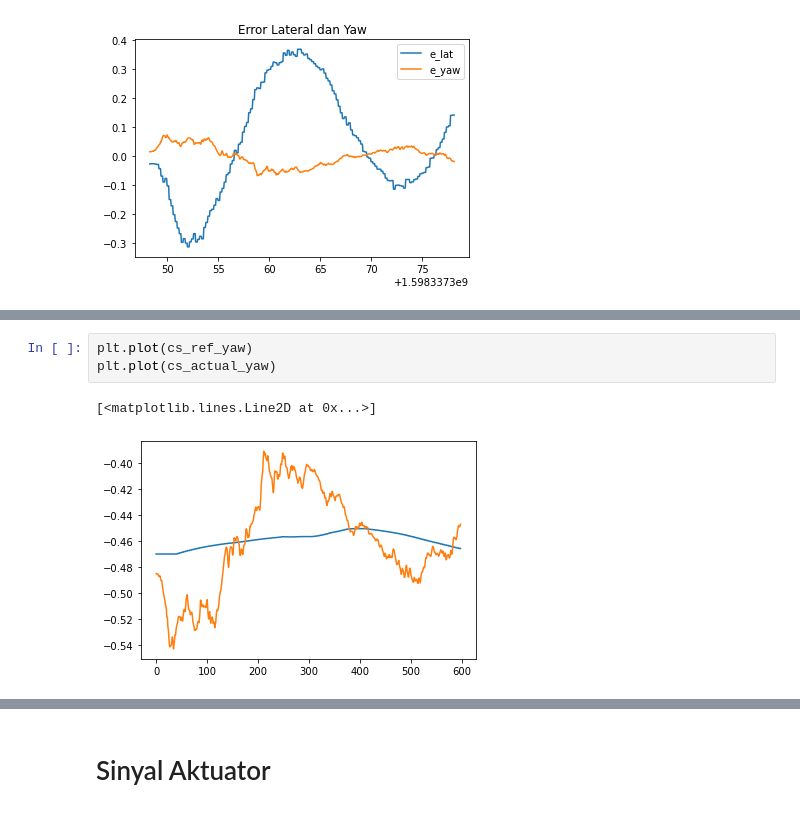
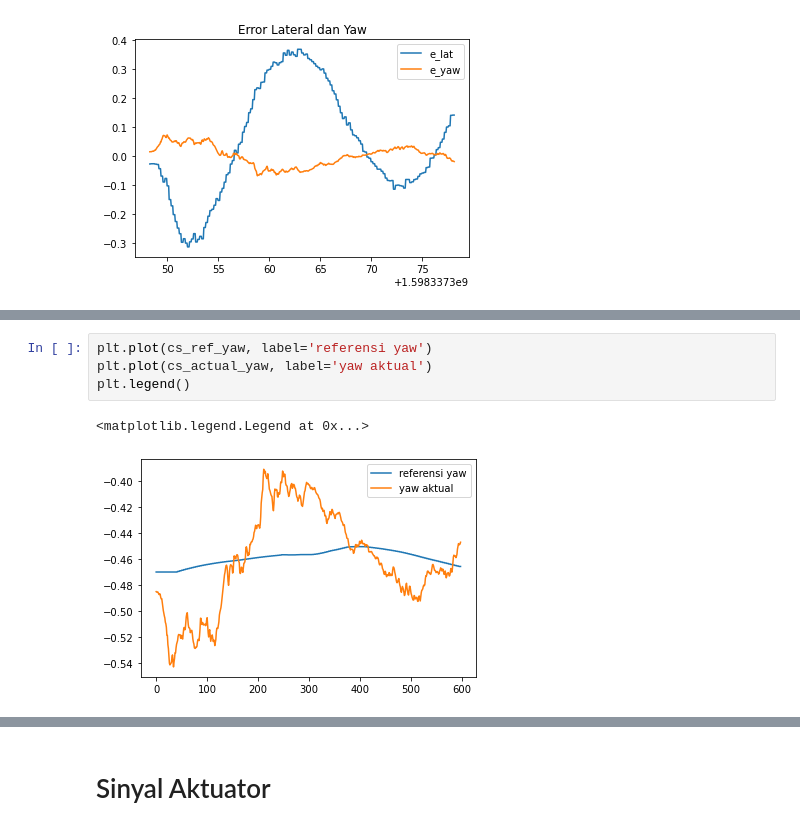
Before and after one commit to fadamsyah/final-project, a Jupyter notebook: Lateral Data/25 Agustus 2020/analisis_data1.ipynb, the cells around one changed output, grey strips where cells are left out. Drawn from its saved outputs; the diff is of its cells as text.

```diff
--- a/Lateral Data/25 Agustus 2020/analisis_data1.ipynb
+++ b/Lateral Data/25 Agustus 2020/analisis_data1.ipynb
@@ -130,9 +146,10 @@ plt.show()
 # %%
-plt.plot(cs_ref_yaw)
-plt.plot(cs_actual_yaw)
+plt.plot(cs_ref_yaw, label='referensi yaw')
+plt.plot(cs_actual_yaw, label='yaw aktual')
+plt.legend()
 # %% [output]
-[<matplotlib.lines.Line2D at 0x...>]
+<matplotlib.legend.Legend at 0x...>
-[figure, old version]
+[figure, new version]
 # %%
 # Ngecek apakah sesuai atau tidak
 #
```
Also changed, not shown: parts of 2 cells of this notebook, 1 other file.
